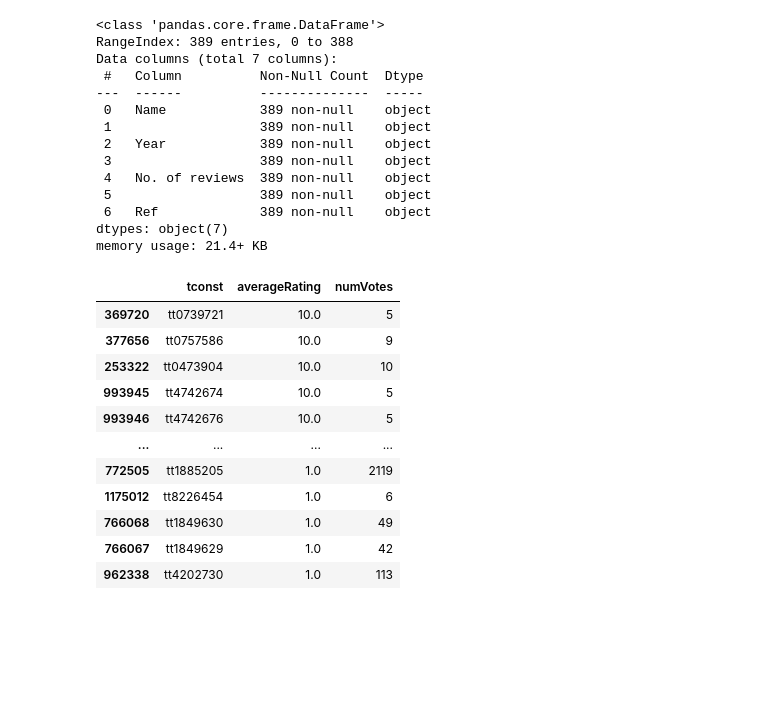
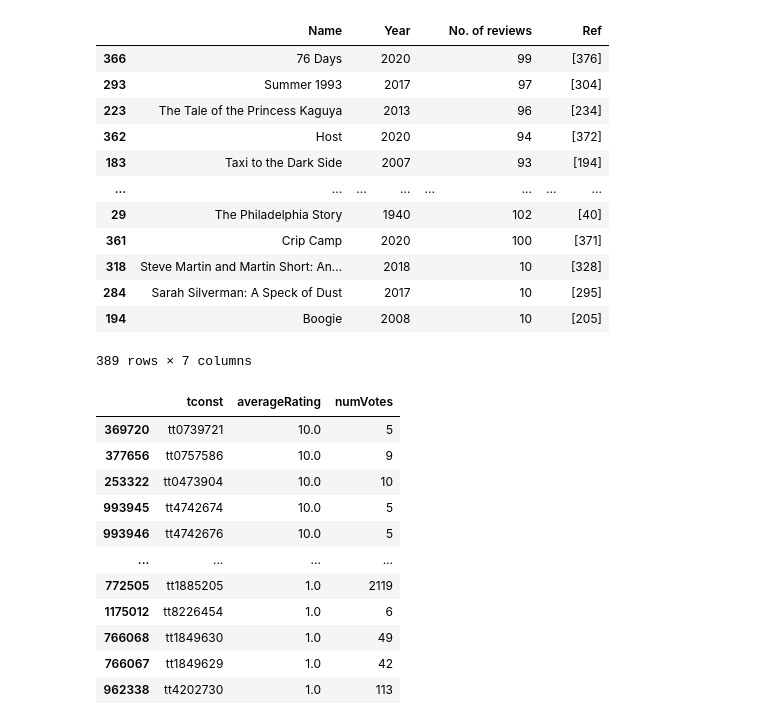
Before and after one commit to DarioDPR/ih_datamadpt1121_final_project, a Jupyter notebook: Notebooks/Final_Project_Movies_Dataset.ipynb, the cells around one changed output. Drawn from its saved outputs; the diff is of its cells as text; code cells hidden in the pictures; blank space fills up the shorter version.

Commit message:
disney-table

```diff
--- a/Notebooks/Final_Project_Movies_Dataset.ipynb
+++ b/Notebooks/Final_Project_Movies_Dataset.ipynb
@@ -91,21 +91,21 @@ rotten100
 389 rows × 7 columns
 # %%
-rotten100.info()
+rotten100.sort_values(by=['No. of reviews'], inplace=True, ascending=False)
+rotten100
 # %% [output]
+|  | Name |  | Year |  | No. of reviews |  | Ref |
+| 366 | 76 Days |  | 2020 |  | 99 |  | [376] |
+| 293 | Summer 1993 |  | 2017 |  | 97 |  | [304] |
+| 223 | The Tale of the Princess Kaguya |  | 2013 |  | 96 |  | [234] |
+| 362 | Host |  | 2020 |  | 94 |  | [372] |
+| 183 | Taxi to the Dark Side |  | 2007 |  | 93 |  | [194] |
+| ... | ... | ... | ... | ... | ... | ... | ... |
+| 29 | The Philadelphia Story |  | 1940 |  | 102 |  | [40] |
+| 361 | Crip Camp |  | 2020 |  | 100 |  | [371] |
+| 318 | Steve Martin and Martin Short: An... |  | 2018 |  | 10 |  | [328] |
+| 284 | Sarah Silverman: A Speck of Dust |  | 2017 |  | 10 |  | [295] |
+| 194 | Boogie |  | 2008 |  | 10 |  | [205] |
-<class 'pandas.core.frame.DataFrame'>
-RangeIndex: 389 entries, 0 to 388
-Data columns (total 7 columns):
- #   Column          Non-Null Count  Dtype
----  ------          --------------  -----
- 0   Name            389 non-null    object
- 1                   389 non-null    object
- 2   Year            389 non-null    object
- 3                   389 non-null    object
- 4   No. of reviews  389 non-null    object
- 5                   389 non-null    object
- 6   Ref             389 non-null    object
-dtypes: object(7)
-memory usage: 21.4+ KB
+389 rows × 7 columns
 # %%
 imdbrat = pd.read_csv('../data/ratings.tsv', sep='\t')
 imdbrat.sort_values(by=['averageRating'], inplace=True, ascending=False)
```
Also changed, not shown: parts of 4 cells of this notebook, 1 other file.
